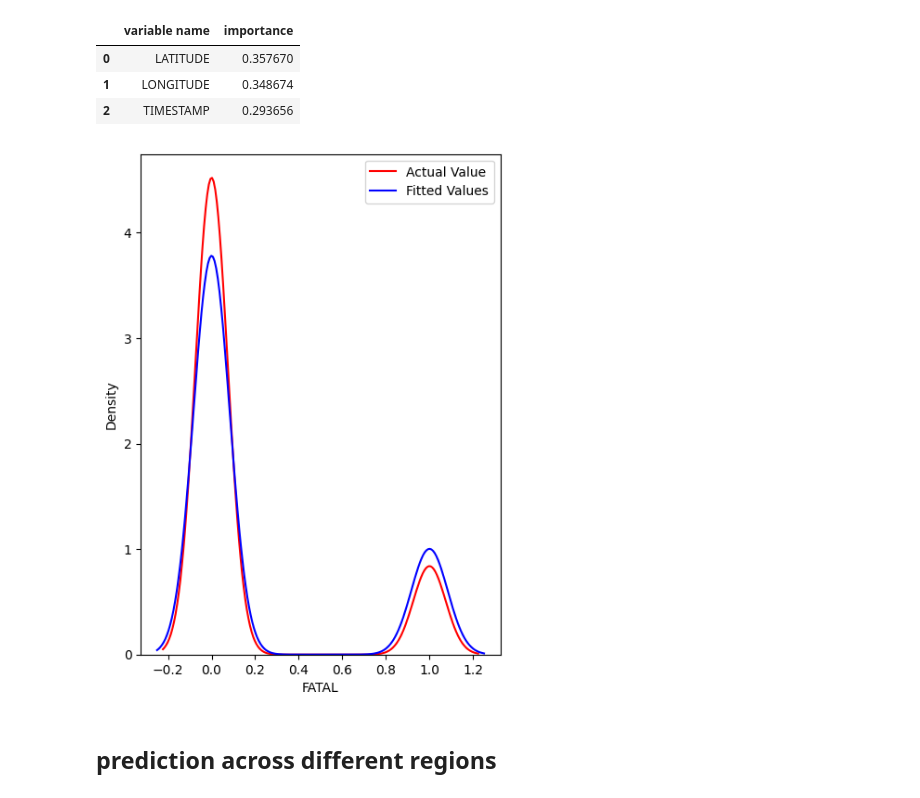
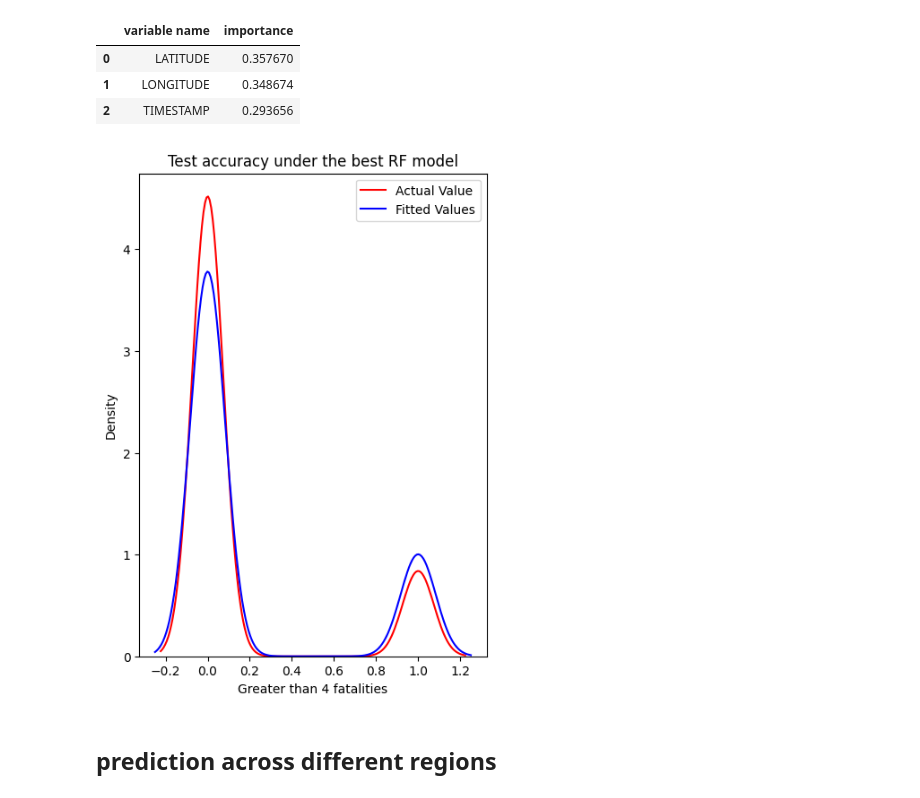
Before and after one commit to kaylanhua/conflicts, a Jupyter notebook: random_forest/random_forest.ipynb, the cells around one changed output. Cells and saved outputs as stored; diff of their text form; code cells hidden in the pictures.

Commit message:
all the images

```diff
--- a/hoch/random_forest.ipynb
+++ b/random_forest/random_forest.ipynb
@@ -157,17 +157,19 @@ imp_df.sort_values(by="importance", ascending=False)
 # %%
 import seaborn as sns
 y_pred = rf_best.predict(X_test)
 
 plt.figure(figsize=(5, 7))
 # Plotting actual values
 sns.kdeplot(y_test, color="r", label="Actual Value")
 # Plotting predicted values
 sns.kdeplot(y_pred, color="b", label="Fitted Values")
 
 plt.legend()
+plt.title("Test accuracy under the best RF model")
+plt.xlabel("Greater than 4 fatalities")
 plt.show()
 # %% [output]
-[figure, old version]
+[figure, new version]
 # %% [markdown]
 ## prediction across different regions
 # %%
```
Also changed, not shown: parts of 2 cells of this notebook, 6 other files.
